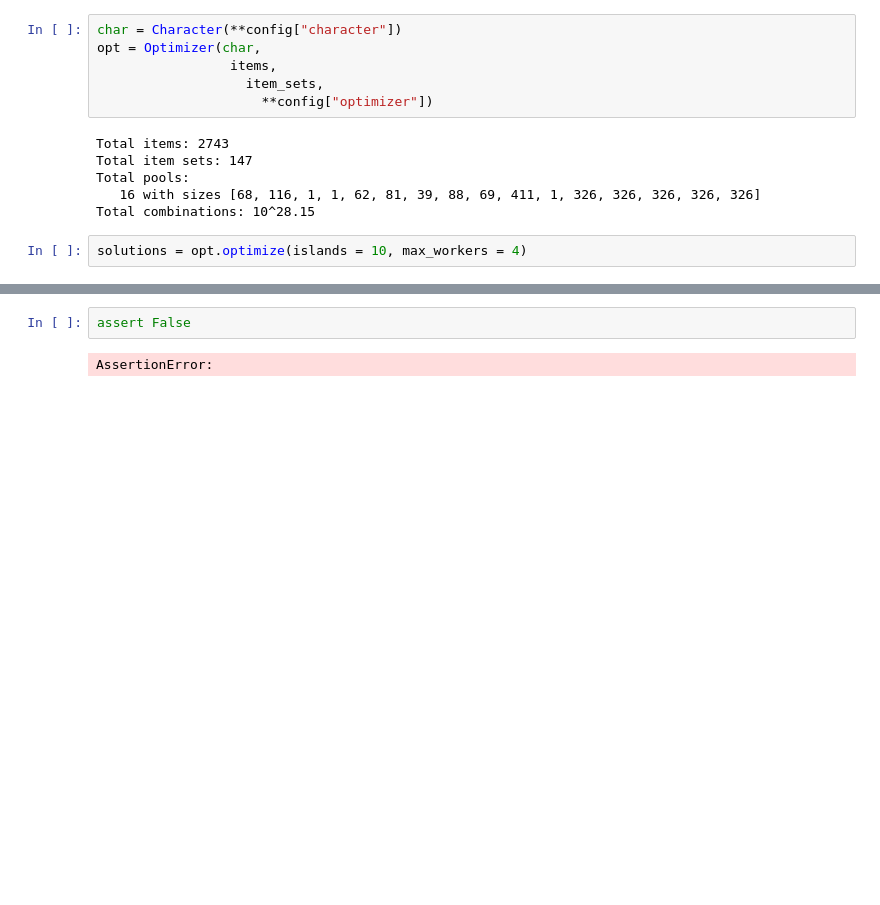
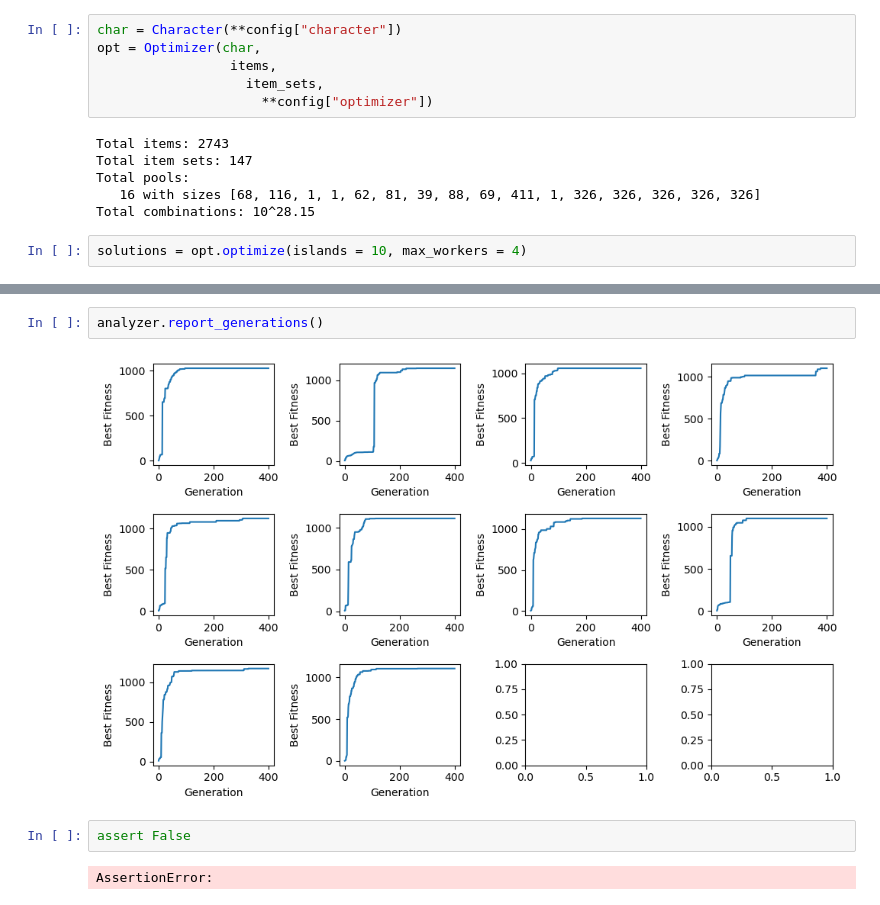
Before and after one commit to jdtibochab/dofus-set-optimizer, a Jupyter notebook: Optimize-Osa.ipynb, the cells around one changed output, grey strips where cells are left out. Drawn from its saved outputs; the diff is of its cells as text; blank space fills up the shorter version.

```diff
--- a/Optimize-Osa.ipynb
+++ b/Optimize-Osa.ipynb
@@ -361,3 +182,7 @@ fig.tight_layout()
+# %%
+analyzer.report_generations()
+# %% [output]
+[figure, added]
 # %%
 assert False
 # %% [output]
```
Also changed, not shown: parts of 12 cells of this notebook, 8 other files.
